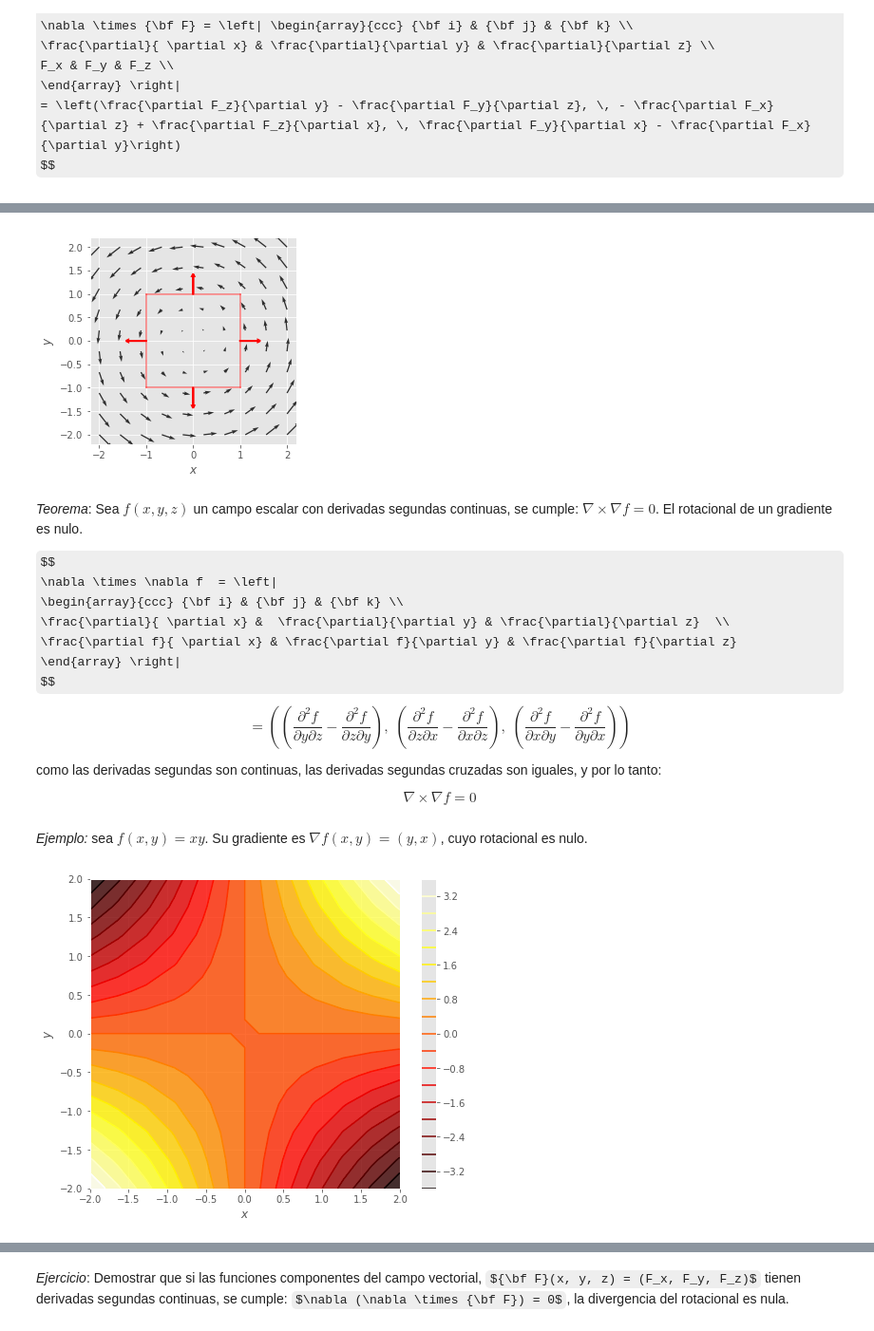
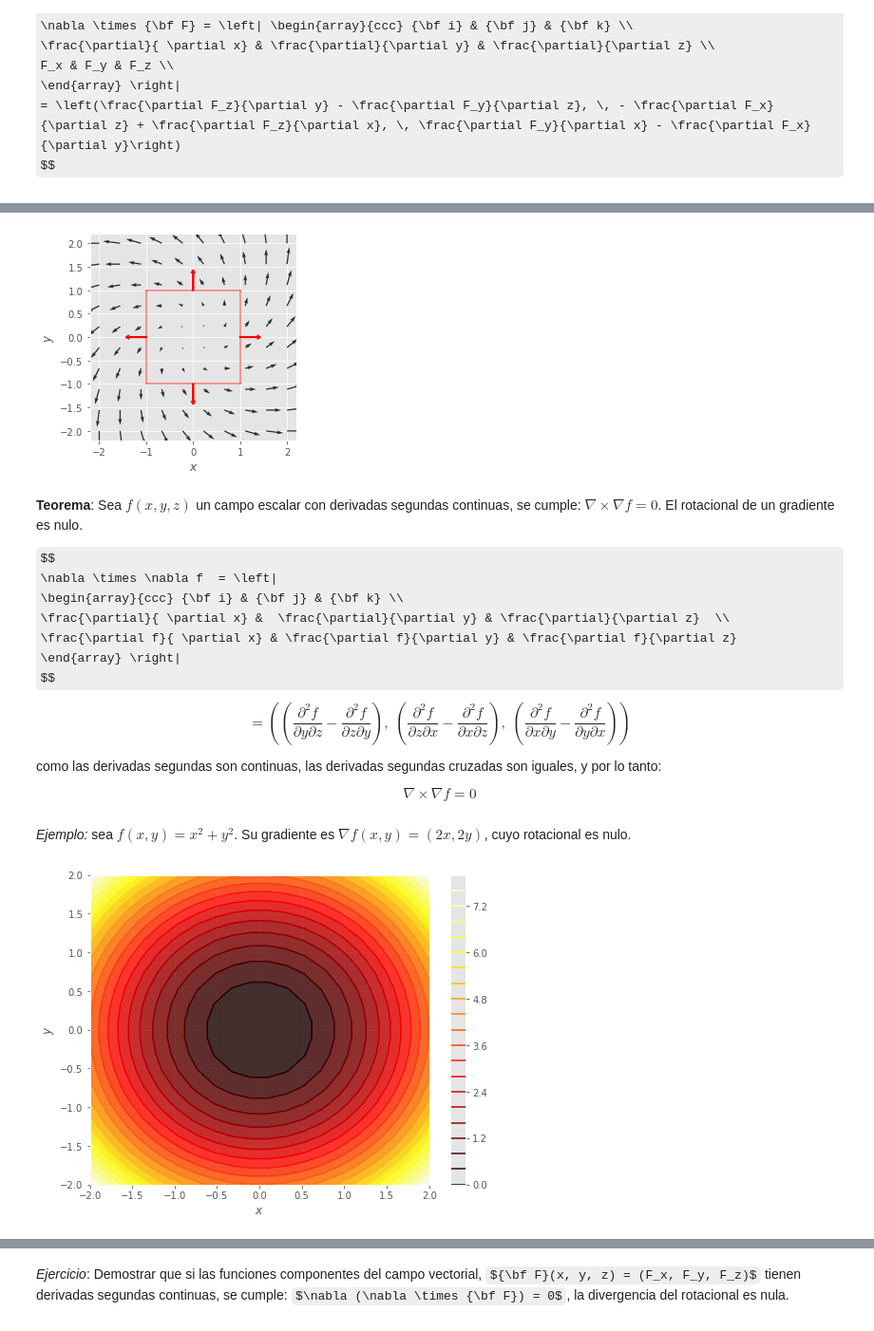
Before and after one commit to jahernando/USC-MMIII, a Jupyter notebook: tcalvec_rotdiv_conservativos.ipynb, the cells around one changed output, grey strips where cells are left out. Shown at 95% size. Saved outputs shown, nothing was run; the diff lists cells and outputs as text; code cells hidden in the pictures; some formulas as TeX source.

```diff
--- a/tcalvec_rotdiv_conservativos.ipynb
+++ b/tcalvec_rotdiv_conservativos.ipynb
@@ -101,10 +102,11 @@ gf.arrow ( x0 + 0.5 * xside, y0              ,  0.0 * xside, -0.2 * yside, head
 gf.arrow ( x0 + xside      , y0 + 0.5 * yside,  0.2 * xside,  0.0 * yside, head = 0.05, color = 'r');
 gf.arrow ( x0 + 0.5 * xside, y0 + 1.0 * yside,  0.0 * xside,  0.2 * yside, head = 0.05, color = 'r');
 gf.arrow ( x0              , y0 + 0.5 * yside, -0.2 * xside, -0.0 * yside, head = 0.05, color = 'r');
+plt.gca().set_aspect('equal', 'box')
 # %% [output]
-[figure, old version]
+[figure, new version]
 # %% [markdown]
-*Teorema*: Sea $f(x, y, z)$ un campo escalar con derivadas segundas continuas, se cumple: $\nabla \times \nabla f = 0$. El rotacional de un gradiente es nulo.
+**Teorema**: Sea $f(x, y, z)$ un campo escalar con derivadas segundas continuas, se cumple: $\nabla \times \nabla f = 0$. El rotacional de un gradiente es nulo.
 
 $$
 \nabla \times \nabla f  = \left|
@@ -128,14 +130,14 @@ $$
 \nabla \times \nabla f = 0
 $$
 # %% [markdown]
-*Ejemplo:* sea $f(x, y) = xy$. Su gradiente es $\nabla f (x, y) = (y, x)$, cuyo rotacional es nulo.
+*Ejemplo:* sea $f(x, y) = x^2 + y^2$. Su gradiente es $\nabla f (x, y) = (2x, 2y)$, cuyo rotacional es nulo.
 # %%
-xrange = (-2., 2., 12)
-fc = lambda x, y: x*y
-Ex = lambda x, y:  y
-Ey = lambda x, y:  x
+xrange = (-2., 2., 20)
+fc = lambda x, y: x**2 + y**2
+Ex = lambda x, y:  2*x
+Ey = lambda x, y:  2*y
 gf.contour (fc, xrange, xrange);
 # %% [output]
-[figure, old version]
+[figure, new version]
 # %%
 gf.quiver2d(Ex, Ey, xrange, xrange);
```
Also changed, not shown: parts of 8 cells of this notebook, 1 other file.
